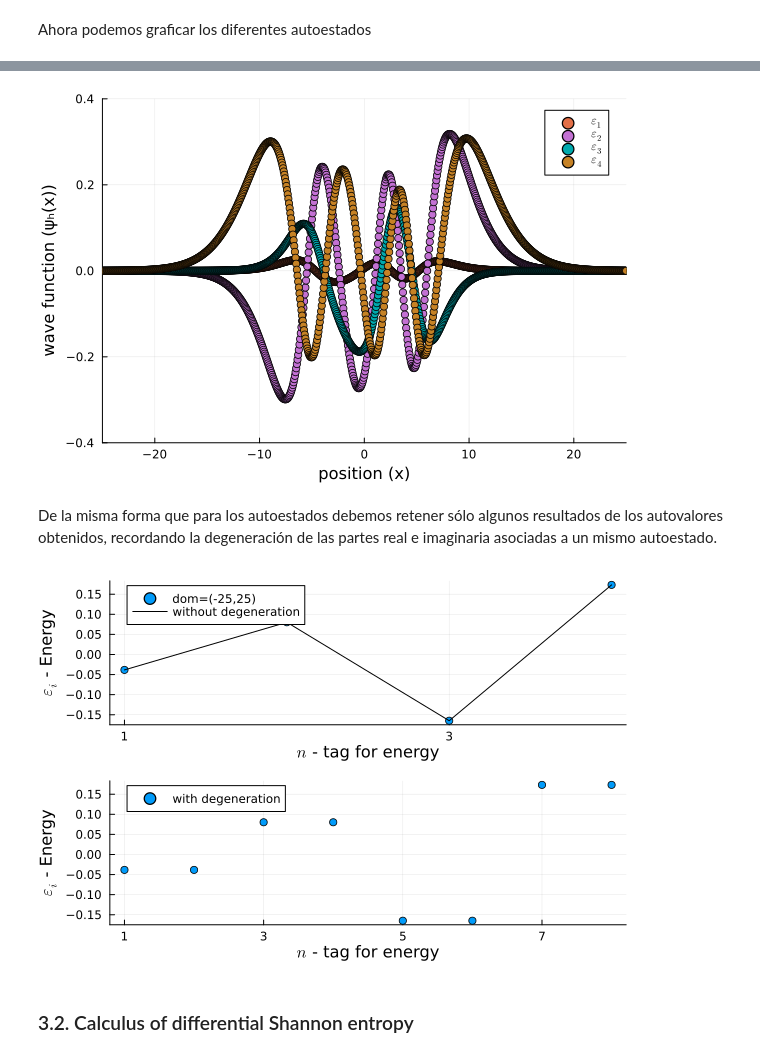
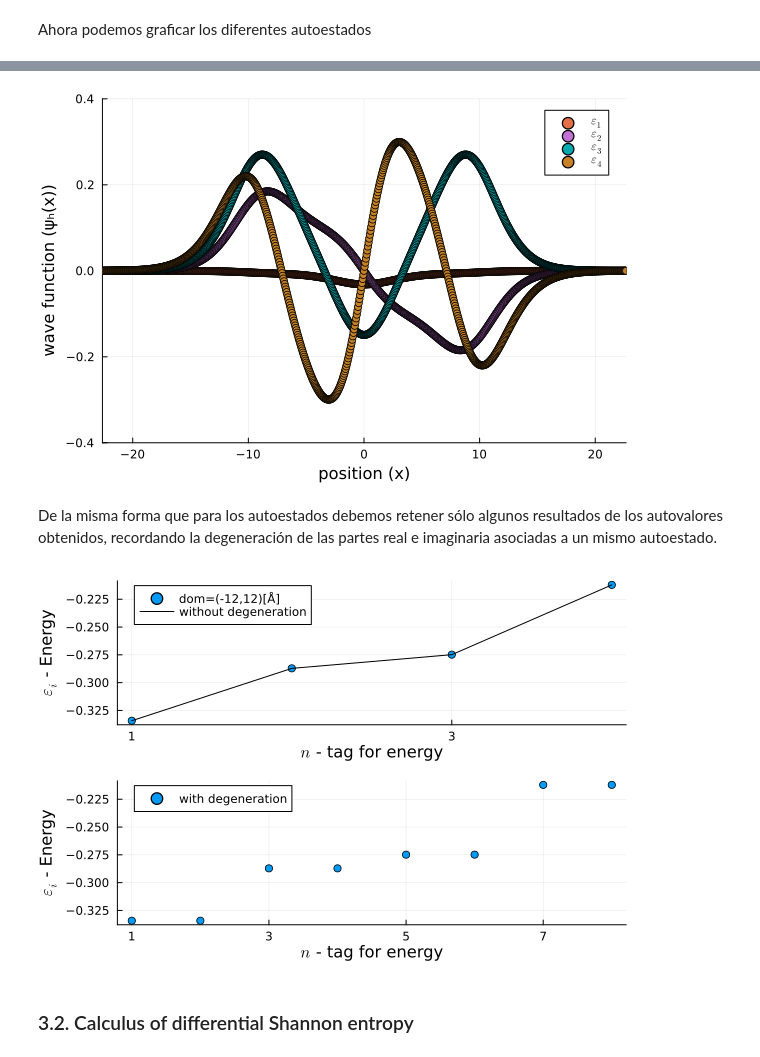
Before and after one commit to mendzmartin/ElectronNuclear_Coupling_Dynamics, a Jupyter notebook: codes/03_Code.ipynb, the cells around one changed output, grey strips where cells are left out. Saved outputs shown, nothing was run; the diff lists cells and outputs as text; code cells hidden in the pictures.

```diff
--- a/codes/03_Code.ipynb
+++ b/codes/03_Code.ipynb
@@ -21,7 +25,7 @@ include("../modules/module_schrodinger_equation_eigenproblem.jl"); # módulo par
 grid_type="simple_line";                            # tipo de grilla
 ΔxH=1.0/800.0;                                      # tamaño del elento 1D
 
-dom_1D=(-25.0,25.0);
+dom_1D=(-12.0*Angstrom_to_au,12.0*Angstrom_to_au);
 
 par_1D=(path_models,grid_type*"_01",dom_1D,ΔxH);    # (path,name,dom,MeshSize)
 
@@ -94,7 +98,7 @@ Uₕim_1D=TrialFESpace(Vₕim_1D,dirichlet_values_1D);
 Uₕ_1D = MultiFieldFESpace([Uₕre_1D, Uₕim_1D]);
 Vₕ_1D = MultiFieldFESpace([Vₕre_1D, Vₕim_1D]);
 
-R=2.0;R₁=-5.0;R₂=5.0;Rc=1.5;Rf=1.5; # parameters
+R=0.0;R₁=-5.0*Angstrom_to_au;R₂=5.0*Angstrom_to_au;Rc=1.5*Angstrom_to_au;Rf=1.5*Angstrom_to_au; # parameters
 
 pₕ,qₕ,rₕ=eigenvalue_problem_functions((R,R₁,R₂,Rc,Rf);switch_potential = "Electron_Nuclear_Potential_1D")
 aₕ_1D,bₕ_1D=bilineal_forms_ReImParts(pₕ,qₕ,rₕ,dΩ_1D;switch_potential = "Electron_Nuclear_Potential_1D");
@@ -112,6 +120,6 @@ Construimos el problema de autovalores, con parámetros específicos de resoluci
 # %%
 nevₕ=8; # debe ser múltiplo de 2
-probₕ_1D=EigenProblem(aₕ_1D,bₕ_1D,Uₕ_1D,Vₕ_1D;nev=nevₕ,tol=10^(-9),maxiter=300,explicittransform=:none);
+probₕ_1D=EigenProblem(aₕ_1D,bₕ_1D,Uₕ_1D,Vₕ_1D;nev=nevₕ,tol=10^(-9),maxiter=300,explicittransform=:none,sigma=-1.0);
 # %% [markdown]
 Resolvermos el problema, para obtener autovalores y autoestados
 # %%
@@ -133,0 +144,8 @@ end
+# %%
+plt1=plot()
+plot1=plot!(plt1,x,real(ϕₕreim_1D[2].(pts)))
+plot1=plot!(plt1,x,imag(ϕₕreim_1D[2].(pts)))
+
+plot3=plot(plot1)
+
+display(plot3)
@@ -166,21 +188,21 @@ end
 # %%
 plotting=true
 if plotting
     plot1=plot()
     ρₕreim_1D=zeros(Float64,length(pts))
     for i in [1,2,3,4]
         ψₕreim_1D=real(ϕₕreim_1D[i].(pts))
-        plot1=plot!(x,ψₕreim_1D,label="",lw=2,lc=:"black",ylim=(-0.4,0.4),xlim=(-25,25))
-        plot1=scatter!(x,ψₕreim_1D,label="\$ \\epsilon_{$(i)}\$",lw=0.1,ylim=(-0.4,0.4),xlim=(-25,25))
+        plot1=plot!(x,ψₕreim_1D,label="",lw=2,lc=:"black",ylim=(-0.4,0.4),xlim=(x[1],x[end]))
+        plot1=scatter!(x,ψₕreim_1D,label="\$ \\epsilon_{$(i)}\$",lw=0.1,ylim=(-0.4,0.4),xlim=(x[1],x[end]))
         plot1=plot!(xlabel="position (x)",ylabel="wave function (ψₕ(x))")
     end
 
     plot3=plot(plot1)
     display(plot3)
     # savefig(plot3,path_plots*"eigenstates_FWP_individual.pdf");
 end
 # %% [output]
-[figure, old version]
+[figure, new version]
 # %% [markdown]
 De la misma forma que para los autoestados debemos retener sólo algunos resultados de los autovalores obtenidos, recordando la degeneración de las partes real e imaginaria asociadas a un mismo autoestado.
 # %%
@@ -189,7 +211,7 @@ De la misma forma que para los autoestados debemos retener sólo algunos resulta
 plotting=true
 
 if plotting
-    plot1=scatter([i for i in 1:nevₕ/2],ϵₕ₁re_1D,label="dom=(-25,25)",xlabel="\$n\$ - tag for energy",ylabel="\$\\epsilon_i\$ - Energy",xticks=(1:2:nevₕ),lw=2)
+    plot1=scatter([i for i in 1:nevₕ/2],ϵₕ₁re_1D,label="dom=(-12,12)[Å]",xlabel="\$n\$ - tag for energy",ylabel="\$\\epsilon_i\$ - Energy",xticks=(1:2:nevₕ),lw=2)
     plot1=plot!([i for i in 1:nevₕ/2],ϵₕ₁re_1D,label="without degeneration",lc=:"black",lw=1)
     plot1=plot!(legend=:topleft)
 
@@ -202,7 +224,7 @@ if plotting
     display(plot3)
 end
 # %% [output]
-[figure, old version]
+[figure, new version]
 # %% [markdown]
 ### 3.2. Calculus of differential Shannon entropy
 # %% [markdown]
```
Also changed, not shown: parts of 12 cells of this notebook, 2 other files.
